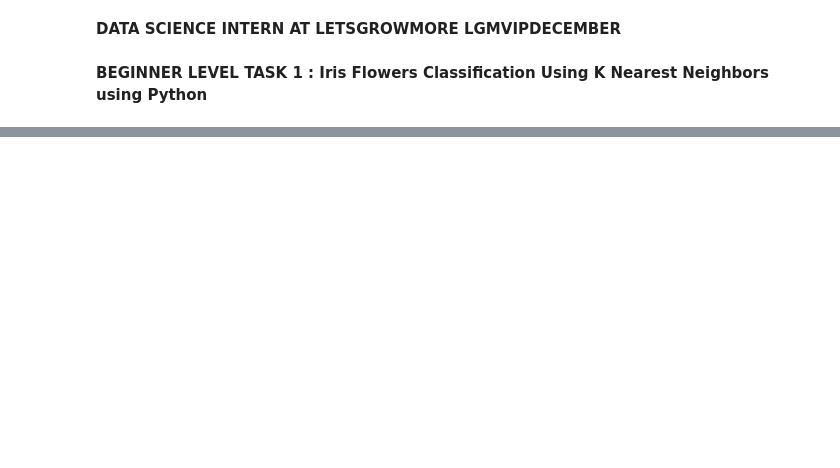
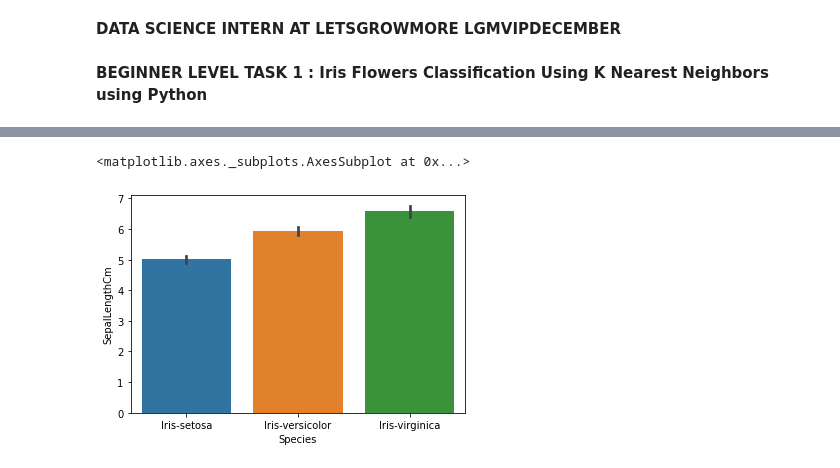
Before and after one commit to SatyamPalkar/LGMVIP-DataScience, a Jupyter notebook: LGM_TASK_1.ipynb, the cells around one changed output, grey strips where cells are left out. Drawn from its saved outputs; the diff is of its cells as text; code cells hidden in the pictures; blank space fills up the shorter version.

```diff
--- a/LGM_TASK_1.ipynb
+++ b/LGM_TASK_1.ipynb
@@ -134,0 +28,4 @@ sns.pairplot(data=data, hue="Species")
+# %%
+#read the data file
+
+Iris_data = pd.read_csv("Iris.csv")
@@ -134,0 +68,2 @@ sns.pairplot(data=data, hue="Species")
+# %%
+Iris_data.drop("Id", axis=1,inplace = True) #drop the ID column which is not required for classfication
@@ -134,0 +104,7 @@ sns.pairplot(data=data, hue="Species")
+# %%
+#barplot of species vs sepallength using seaborn library
+
+sns.barplot(data=Iris_data,x="Species",y="SepalLengthCm")
+# %% [output]
+<matplotlib.axes._subplots.AxesSubplot at 0x...>
+[figure, added]
```
Also changed, not shown: parts of 42 cells of this notebook.
